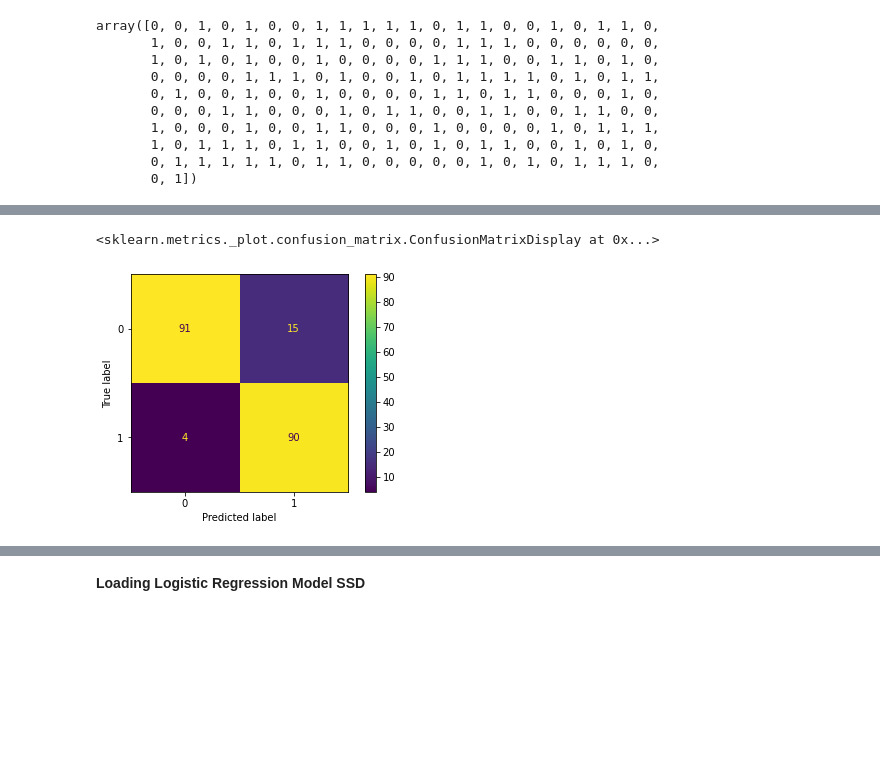
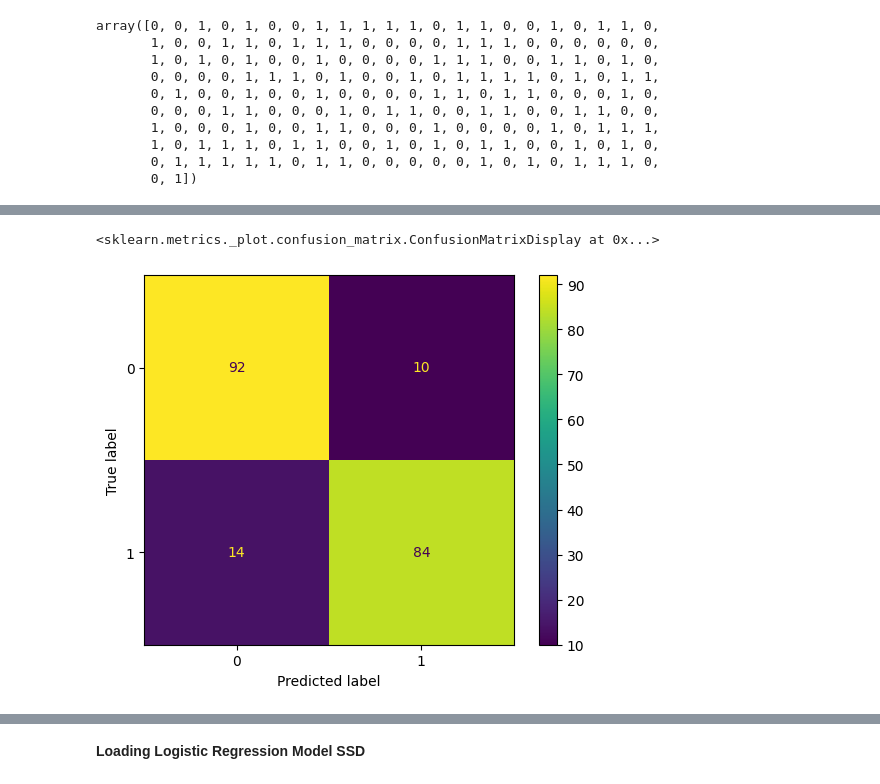
Before and after one commit to Dragonblaze242/MCKV-Final-Year-Project, a Jupyter notebook: Final_Year_Project(MCKV).ipynb, the cells around one changed output, grey strips where cells are left out. Saved outputs shown, nothing was run; the diff lists cells and outputs as text; code cells hidden in the pictures; blank space fills up the shorter version.

```diff
--- a/Final_Year_Project(MCKV).ipynb
+++ b/Final_Year_Project(MCKV).ipynb
@@ -488,10 +492,11 @@ accuracy_score(y_pred_dlib, y_test_dlib)
 # %%
 cnf_matrix_dlib = confusion_matrix(y_pred_dlib, y_test_dlib)
 # %%
-plot_confusion_matrix(svc_dlib, x_test_dlib, y_test_dlib)
+#plot_confusion_matrix(svc_dlib, x_test_dlib, y_test_dlib)
+ConfusionMatrixDisplay(cnf_matrix_dlib).plot()
 # %% [output]
 <sklearn.metrics._plot.confusion_matrix.ConfusionMatrixDisplay at 0x...>
-[figure, old version]
+[figure, new version]
 # %%
 print(classification_report(y_pred_dlib, y_test_dlib))
 # %% [output]
```
Also changed, not shown: parts of 29 cells of this notebook.
